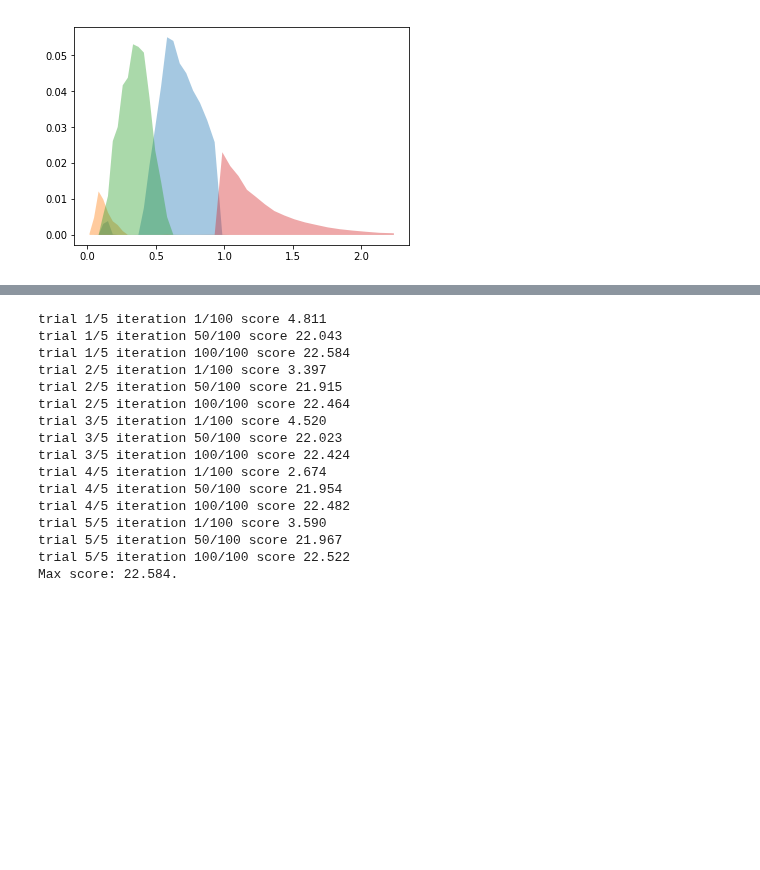
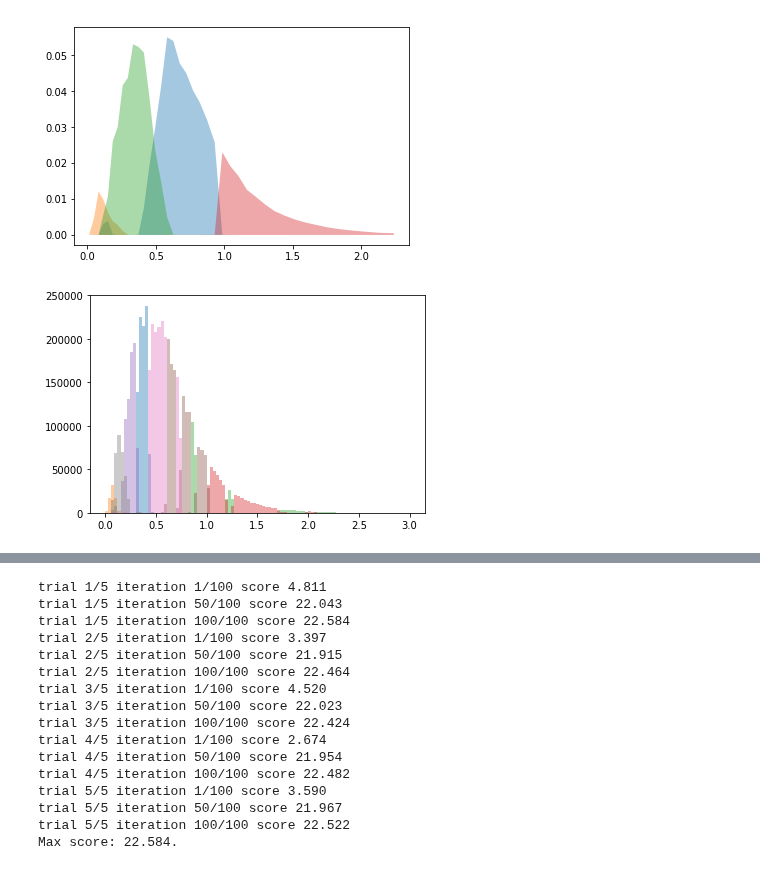
Before and after one commit to dkirkby/zotbin, a Jupyter notebook: Refine.ipynb, the cells around one changed output, grey strips where cells are left out. Drawn from its saved outputs; the diff is of its cells as text; code cells hidden in the pictures; blank space fills up the shorter version.

```diff
--- a/Refine.ipynb
+++ b/Refine.ipynb
@@ -173,3 +171,9 @@ trial 5/5 iteration 500/500 score 65.380
 Max score: 66.306.
 [figure]
 [figure]
+# %%
+labels8 = get_labels(zbuz, wbest8)
+plot_labels(zbuz, labels8)
+np.save('buzzard_labels8.npy', labels8.astype(np.uint8))
+# %% [output]
+[figure, added]
```
Also changed, not shown: parts of 6 cells of this notebook.
